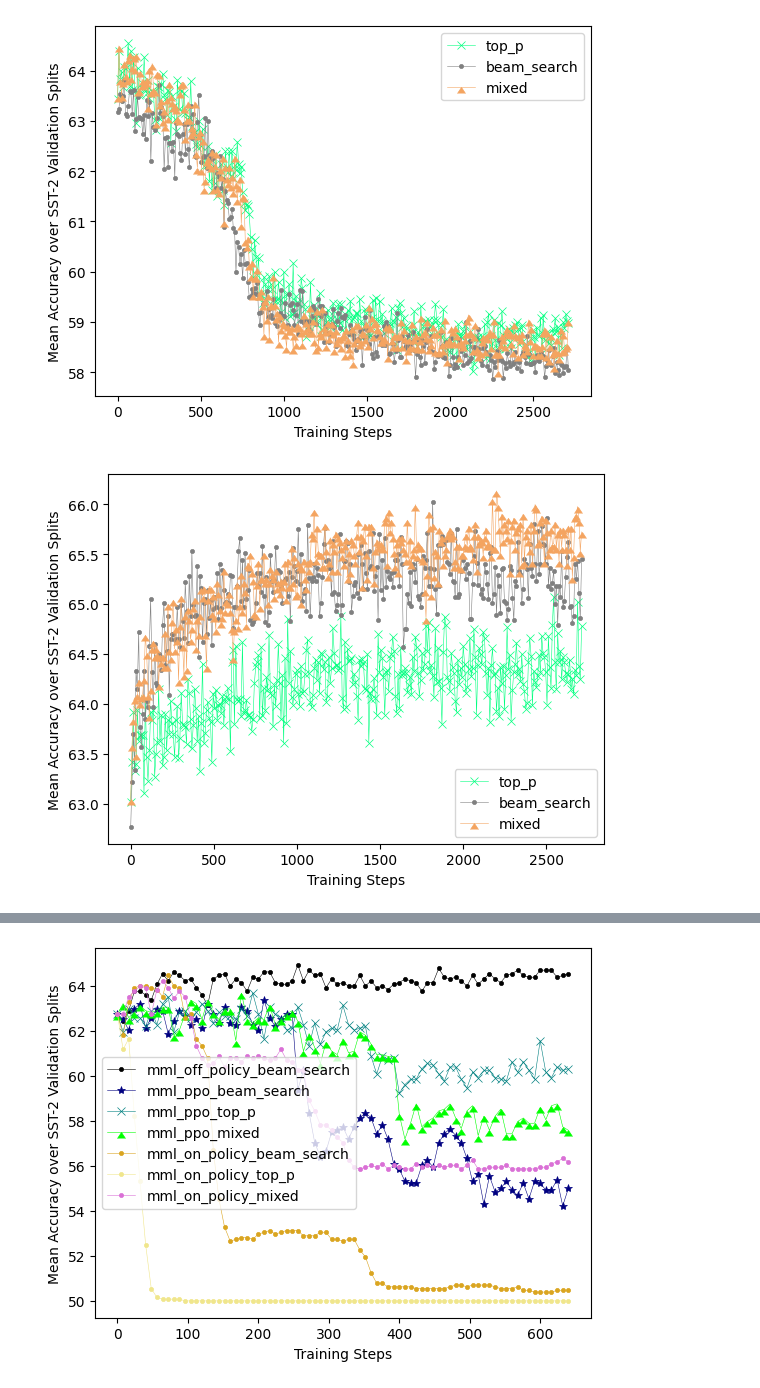
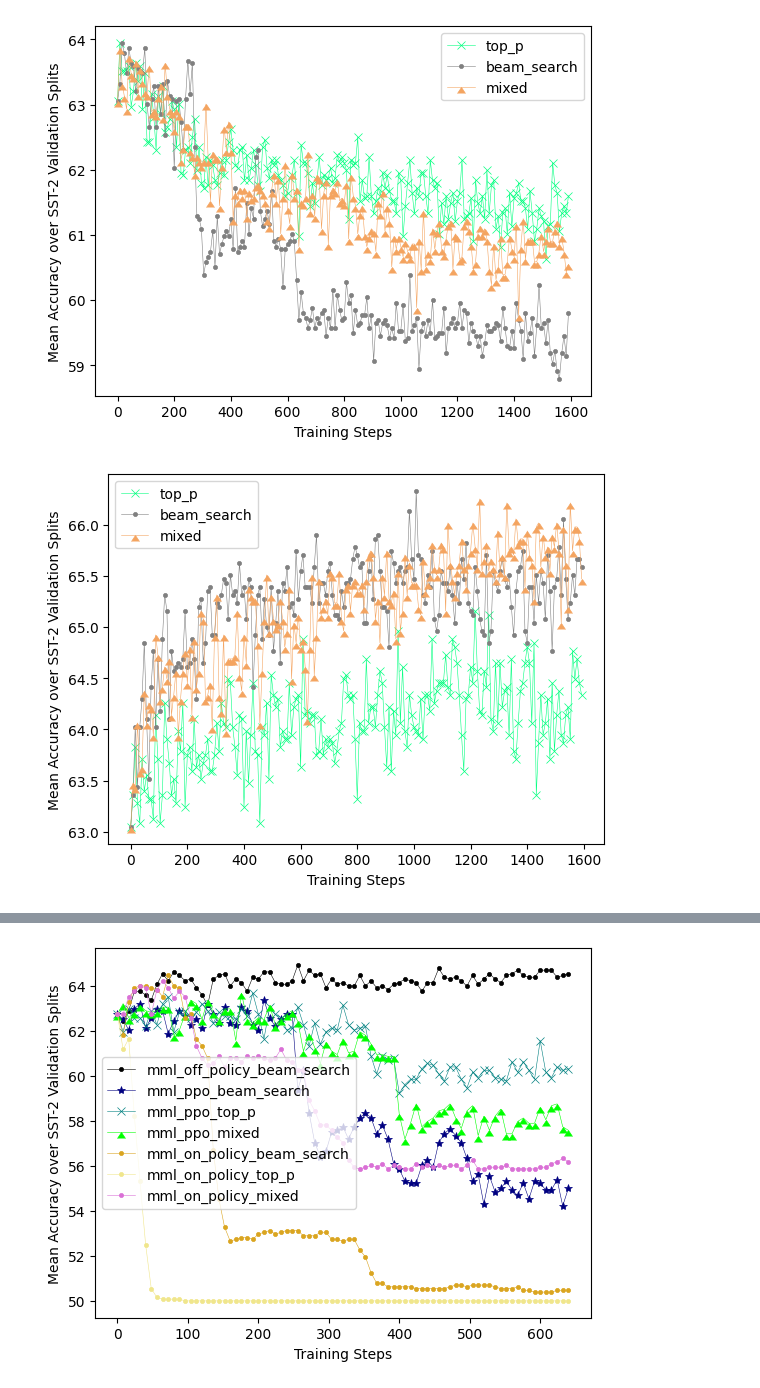
Before and after one commit to SaeedNajafi/RIFF, a Jupyter notebook: compare-search-methods.ipynb, the cells around one changed output, grey strips where cells are left out. Drawn from its saved outputs; the diff is of its cells as text; code cells hidden in the pictures.

```diff
--- a/compare-search-methods.ipynb
+++ b/compare-search-methods.ipynb
@@ -5,7 +5,7 @@ import matplotlib.pyplot as plt
 import numpy as np
 import pandas as pd
 # %%
-objectives = ["mml_zscore", "pg_zscore", "mml_basic", "pg_basic"]
+objectives = ["mml_basic", "pg_zscore"]
 policies = ["off_policy", "on_policy"]
 sampling_algorithms = ["mixed", "top_p", "beam_search"]
 seeds = ["12321", "11", "1993", "42", "2023"]
@@ -187,13 +104,13 @@ local_colors = ["springgreen", "gray", "sandybrown"]
 linestyles = ["solid", "solid", "solid", "solid"]
 markers = ["x", ".", 6, "*"]
 for idx, exp in enumerate(experiments_to_see):
-    avg_dims = ["pg_zscore_on_policy", "pg_zscore_off_policy", "pg_basic_on_policy", "pg_basic_off_policy"]
+    avg_dims = ["pg_zscore_off_policy", "pg_zscore_on_policy"]
     means = 0.0
     for avg_dim in avg_dims:
         means += experiment_means[f"{avg_dim}_{exp}"]
     plt.plot(
         experiment_steps["pg_zscore_off_policy_beam_search"],
-        means / 4.0,
+        means / 2.0,
         color=local_colors[idx],
         marker=markers[idx],
         linewidth=0.4,
@@ -207,9 +124,9 @@ plt.xlabel("Training Steps")
 plt.ylabel("Mean Accuracy over SST-2 Validation Splits")
 
 plt.show()
-fig.savefig("topp_vs_beam_mixed.svg", format="svg", dpi=1200)
+fig.savefig("decoding_in_pg.svg", format="svg", dpi=1200)
 # %% [output]
-[figure, old version]
+[figure, new version]
 # %%
 # comparison of the decoding techniques, which one is acheiving better results here!
 # the development results are with top-p with default t = 1.
@@ -217,38 +134,38 @@ fig.savefig("topp_vs_beam_mixed.svg", format="svg", dpi=1200)
 fig = plt.figure()
 
 experiments_to_see = [
     "top_p",
     "beam_search",
     "mixed",
 ]
 
 local_colors = ["springgreen", "gray", "sandybrown"]
 linestyles = ["solid", "solid", "solid", "solid"]
 markers = ["x", ".", 6, "*"]
 for idx, exp in enumerate(experiments_to_see):
-    avg_dims = ["mml_zscore_on_policy", "mml_zscore_off_policy", "mml_basic_on_policy", "mml_basic_off_policy"]
+    avg_dims = ["mml_basic_on_policy", "mml_basic_off_policy"]
     means = 0.0
     for avg_dim in avg_dims:
         means += experiment_means[f"{avg_dim}_{exp}"]
     plt.plot(
-        experiment_steps["mml_zscore_off_policy_beam_search"],
-        means / 4.0,
+        experiment_steps["mml_basic_off_policy_beam_search"],
+        means / 2.0,
         color=local_colors[idx],
         marker=markers[idx],
         linewidth=0.4,
         label=exp,
         linestyle=linestyles[idx],
         markeredgewidth=0.5,
     )
 
 plt.legend()
 plt.xlabel("Training Steps")
 plt.ylabel("Mean Accuracy over SST-2 Validation Splits")
 
 plt.show()
-fig.savefig("topp_vs_beam_mixed.svg", format="svg", dpi=1200)
+fig.savefig("decoding_in_mml.svg", format="svg", dpi=1200)
 # %% [output]
-[figure, old version]
+[figure, new version]
 # %%
 # is pg better than mml?
 
```
Also changed, not shown: parts of 5 cells of this notebook, 5 other files.
